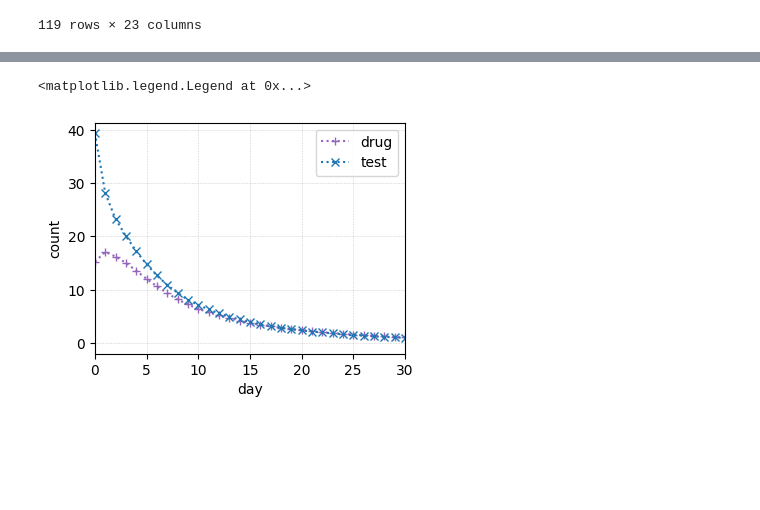
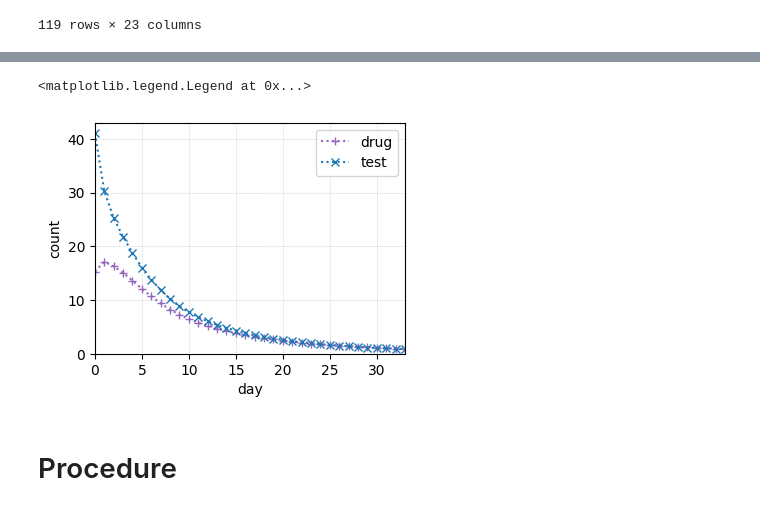
Before and after one commit to Nemo4110/GNNs-Driven-Clinical-Decision-Making-Assistance, a Jupyter notebook: notebook/statistics.ipynb, the cells around one changed output, grey strips where cells are left out. Cells and saved outputs as stored; diff of their text form; code cells hidden in the pictures; blank space fills up the shorter version.

```diff
--- a/notebook/statistics.ipynb
+++ b/notebook/statistics.ipynb
@@ -419,6 +618,10 @@ fig.savefig("/data/data2/041/LERS/results/item_categories")
 # LABEVENTS
 # %%
 df_labevents = pd.read_csv(os.path.join(path_dataset, "LABEVENTS_PREPROCESSED.csv.gz"))
+
+mask = df_labevents.HADM_ID.isin(list_total_hadmid)
+df_labevents = df_labevents.loc[mask]
+
 df_labevents.dropna(subset=['HADM_ID', 'ITEMID'], inplace=True)
 df_labevents.sort_values(by=["HADM_ID", "ITEMID"], inplace=True)
 df_labevents["CHARTTIME"] = pd.to_datetime(df_labevents["CHARTTIME"], format="%Y-%m-%d %H:%M:%S")  # Convert columns to datetime
@@ -681,0 +887,11 @@ df_cnt_tests_by_day_per_hadmid
+# %%
+list_hadm_id_P_T = []
+list_cnt_relationships_P_T = []
+for hadm_id, df_grouped_by_hadmid in tqdm(gb_hadmid_df_labevents):
+    list_hadm_id_P_T.append(hadm_id)
+    list_cnt_relationships_P_T.append(df_grouped_by_hadmid.shape[0])
+
+pd_cnt_relationships_P_T = pd.DataFrame()
+pd_cnt_relationships_P_T["HADM_ID"] = list_hadm_id_P_T
+pd_cnt_relationships_P_T["cnt"] = list_cnt_relationships_P_T
+pd_cnt_relationships_P_T.describe()
@@ -683,6 +911,8 @@ df_cnt_tests_by_day_per_hadmid
 # PRESCRIPTIONS
 # %%
 df_prescriptions = pd.read_csv(os.path.join(path_dataset, "PRESCRIPTIONS_PREPROCESSED.csv.gz"))
+mask = df_prescriptions.HADM_ID.isin(list_total_hadmid)
+df_prescriptions = df_prescriptions.loc[mask]
 df_prescriptions.head()
 # %% [output]
 |  | Unnamed: 0 | Unnamed: 0.1 | Unnamed: 0.1.1 | ROW_ID | SUBJECT_ID | HADM_ID | ICUSTAY_ID | STARTDATE | ... |
@@ -715,0 +946,11 @@ gb_hadmid_df_prescriptions.get_group(HADM_ID).sort_values(by="TIMESTEP")
+# %%
+list_hadm_id_P_D = []
+list_cnt_relationships_P_D = []
+for hadm_id, df_grouped_by_hadmid in tqdm(gb_hadmid_df_prescriptions):
+    list_hadm_id_P_D.append(hadm_id)
+    list_cnt_relationships_P_D.append(df_grouped_by_hadmid.shape[0])
+
+pd_cnt_relationships_P_D = pd.DataFrame()
+pd_cnt_relationships_P_D["HADM_ID"] = list_hadm_id_P_D
+pd_cnt_relationships_P_D["cnt"] = list_cnt_relationships_P_D
+pd_cnt_relationships_P_D.describe()
@@ -743,12 +996,15 @@ df_cnt_drugs_by_day_per_hadmid
 # %%
 fig, ax = plt.subplots(figsize=(4, 3))
 ax.plot(df_cnt_drugs_by_day_per_hadmid.index, df_cnt_drugs_by_day_per_hadmid.cnt_drugs_by_day_per_hadmid, '+C4:')
 ax.plot(df_cnt_tests_by_day_per_hadmid.index, df_cnt_tests_by_day_per_hadmid.cnt_tests_by_day_per_hadmid, 'xC0:')
 ax.set_ylabel("count")
 ax.set_xlabel("day")
-ax.set_xlim(0, 30)
+ax.set_xlim(0, 33)
+ax.set_ylim(0, 43)
 ax.grid(True, linestyle=':', linewidth=.43)
 ax.legend(["drug", "test"])
 # %% [output]
 <matplotlib.legend.Legend at 0x...>
-[figure, old version]
+[figure, new version]
+# %% [markdown]
+# Procedure
```
Also changed, not shown: parts of 38 cells of this notebook, 7 other files.
